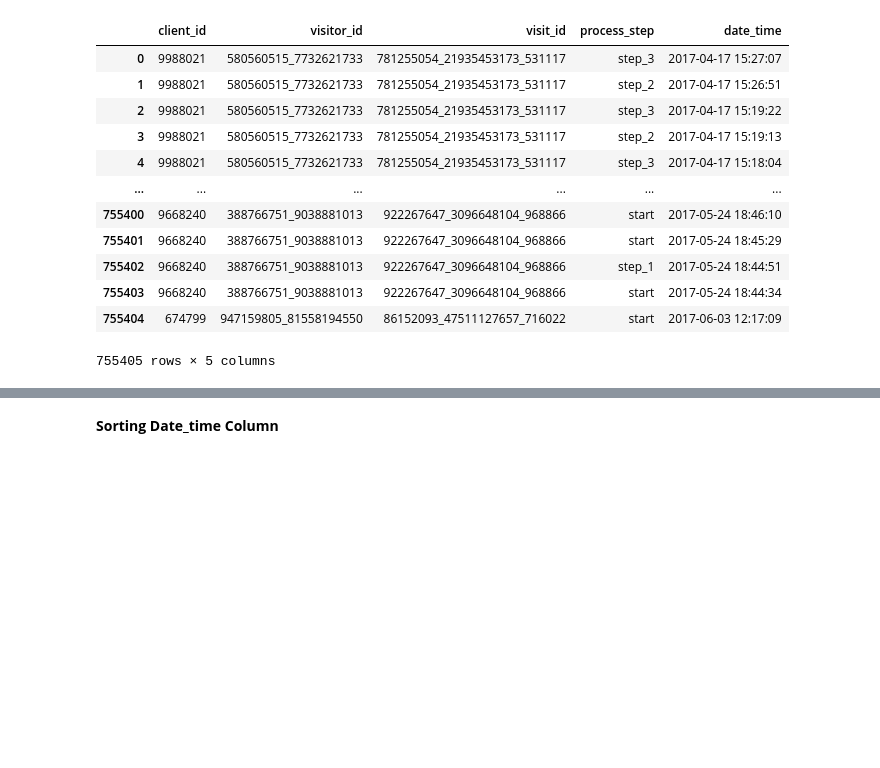
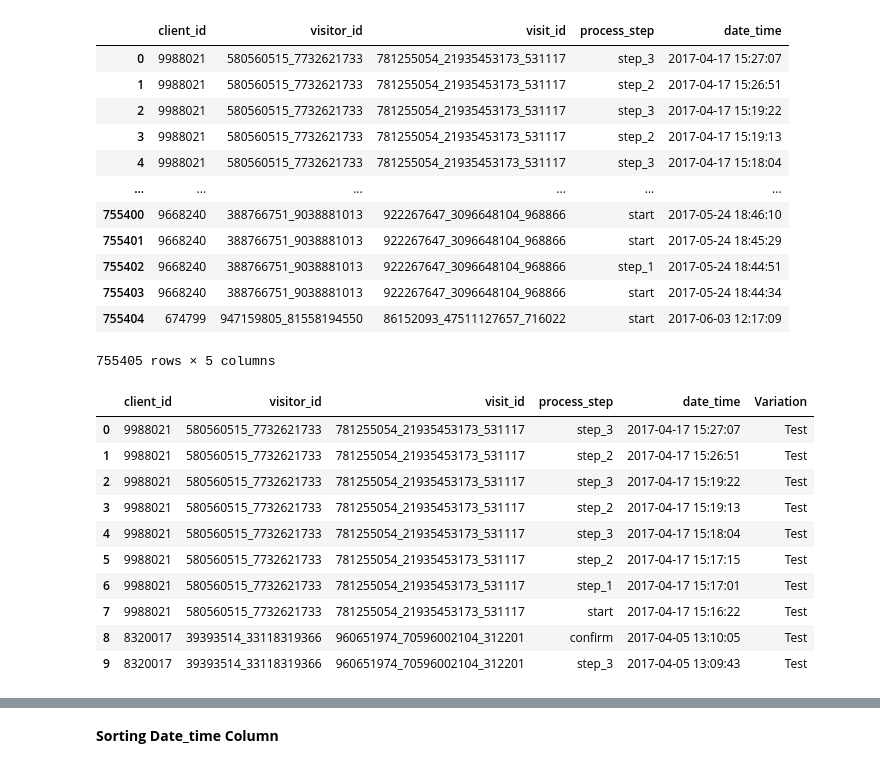
Before and after one commit to eymeklaus/vanguard-ab-test, a Jupyter notebook: data-cleaning-web.ipynb, the cells around one changed output, grey strips where cells are left out. Cells and saved outputs as stored; diff of their text form; code cells hidden in the pictures; blank space fills up the shorter version.

```diff
--- a/data-cleaning-web.ipynb
+++ b/data-cleaning-web.ipynb
@@ -21,8 +21,7 @@ sns.set_style("whitegrid")
 data_path = "data/raw_data"
 df_web_1 = pd.read_csv(f"{data_path}/df_final_web_data_pt_1.txt")
 df_web_2 = pd.read_csv(f"{data_path}/df_final_web_data_pt_2.txt")
-
-web = pd.concat([df_web_1, df_web_2], axis=0)
+df_experiment = pd.read_csv(f"{data_path}/df_final_experiment_clients.txt")
 # %% [markdown]
 ## Phase 1 — EDA & Data Cleaning
 # %% [markdown]
@@ -82,3 +80,19 @@ df_web_3
 | 755403 | 9668240 | 388766751_9038881013 | 922267647_3096648104_968866 | start | 2017-05-24 18:44:34 |
 | 755404 | 674799 | 947159805_81558194550 | 86152093_47511127657_716022 | start | 2017-06-03 12:17:09 |
 755405 rows × 5 columns
+# %%
+web = df_web_3.merge(df_experiment, on='client_id', how='inner')
+# %%
+web.head(10)
+# %% [output]
+|  | client_id | visitor_id | visit_id | process_step | date_time | Variation |
+| 0 | 9988021 | 580560515_7732621733 | 781255054_21935453173_531117 | step_3 | 2017-04-17 15:27:07 | Test |
+| 1 | 9988021 | 580560515_7732621733 | 781255054_21935453173_531117 | step_2 | 2017-04-17 15:26:51 | Test |
+| 2 | 9988021 | 580560515_7732621733 | 781255054_21935453173_531117 | step_3 | 2017-04-17 15:19:22 | Test |
+| 3 | 9988021 | 580560515_7732621733 | 781255054_21935453173_531117 | step_2 | 2017-04-17 15:19:13 | Test |
+| 4 | 9988021 | 580560515_7732621733 | 781255054_21935453173_531117 | step_3 | 2017-04-17 15:18:04 | Test |
+| 5 | 9988021 | 580560515_7732621733 | 781255054_21935453173_531117 | step_2 | 2017-04-17 15:17:15 | Test |
+| 6 | 9988021 | 580560515_7732621733 | 781255054_21935453173_531117 | step_1 | 2017-04-17 15:17:01 | Test |
+| 7 | 9988021 | 580560515_7732621733 | 781255054_21935453173_531117 | start | 2017-04-17 15:16:22 | Test |
+| 8 | 8320017 | 39393514_33118319366 | 960651974_70596002104_312201 | confirm | 2017-04-05 13:10:05 | Test |
+| 9 | 8320017 | 39393514_33118319366 | 960651974_70596002104_312201 | step_3 | 2017-04-05 13:09:43 | Test |
```
Also changed, not shown: parts of 37 cells of this notebook, 2 other files.
